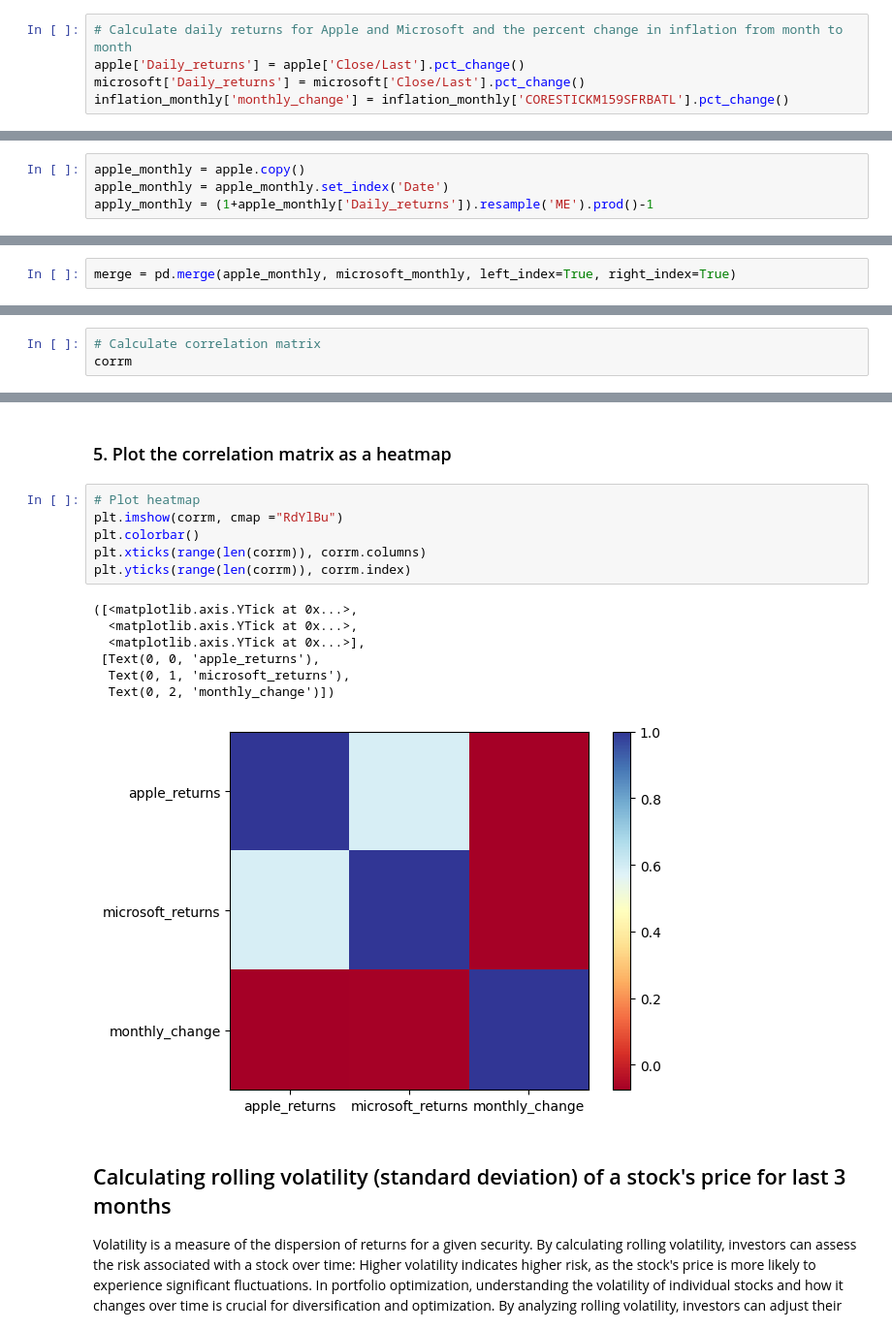
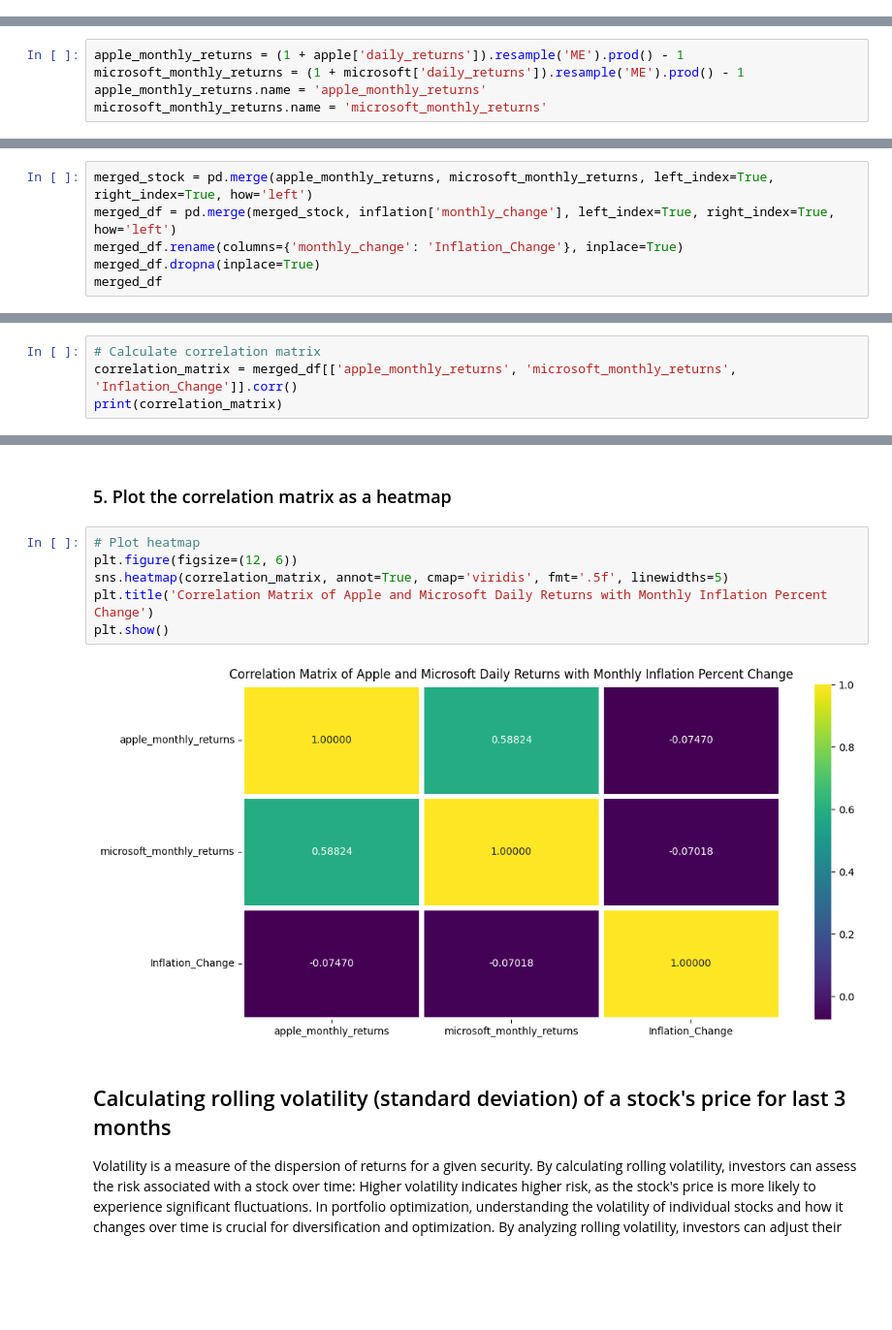
Before and after one commit to bigboy92/fend-matching-game, a Jupyter notebook: Preparing-for-data-analysis-project-student.ipynb, the cells around one changed output, grey strips where cells are left out. Shown at 97% size. Saved outputs shown, nothing was run; the diff lists cells and outputs as text; blank space fills up the shorter version.

```diff
--- a/Preparing-for-data-analysis-project-student.ipynb
+++ b/Preparing-for-data-analysis-project-student.ipynb
@@ -554,11 +466,7 @@ microsoft.head()
-# %%
-# Calculate daily returns for Apple and Microsoft and the percent change in inflation from month to month
-apple['Daily_returns'] = apple['Close/Last'].pct_change()
-microsoft['Daily_returns'] = microsoft['Close/Last'].pct_change()
-inflation_monthly['monthly_change'] = inflation_monthly['CORESTICKM159SFRBATL'].pct_change()
 # %% [markdown]
 ### 2. Interpolate stock returns from daily to monthly
 # %%
-apple_monthly = apple.copy()
-apple_monthly = apple_monthly.set_index('Date')
-apply_monthly = (1+apple_monthly['Daily_returns']).resample('ME').prod()-1
+apple_monthly_returns = (1 + apple['daily_returns']).resample('ME').prod() - 1
+microsoft_monthly_returns = (1 + microsoft['daily_returns']).resample('ME').prod() - 1
+apple_monthly_returns.name = 'apple_monthly_returns'
+microsoft_monthly_returns.name = 'microsoft_monthly_returns'
@@ -591,4 +473,8 @@ microsoft_monthly.head()
 # %% [markdown]
 ### 3. Merge the dataframes and calculate / plot the correlation
 # %%
-merge = pd.merge(apple_monthly, microsoft_monthly, left_index=True, right_index=True)
+merged_stock = pd.merge(apple_monthly_returns, microsoft_monthly_returns, left_index=True, right_index=True, how='left')
+merged_df = pd.merge(merged_stock, inflation['monthly_change'], left_index=True, right_index=True, how='left')
+merged_df.rename(columns={'monthly_change': 'Inflation_Change'}, inplace=True)
+merged_df.dropna(inplace=True)
+merged_df
@@ -623,4 +498,5 @@ corrm = merge[columns].corr()
 # %%
 # Calculate correlation matrix
-corrm
+correlation_matrix = merged_df[['apple_monthly_returns', 'microsoft_monthly_returns', 'Inflation_Change']].corr()
+print(correlation_matrix)
 # %% [output]
@@ -632,18 +513,12 @@ corrm
 ### 5. Plot the correlation matrix as a heatmap
 # %%
 # Plot heatmap
-plt.imshow(corrm, cmap ="RdYlBu")
-plt.colorbar()
-plt.xticks(range(len(corrm)), corrm.columns)
-plt.yticks(range(len(corrm)), corrm.index)
+plt.figure(figsize=(12, 6))
+sns.heatmap(correlation_matrix, annot=True, cmap='viridis', fmt='.5f', linewidths=5)
+plt.title('Correlation Matrix of Apple and Microsoft Daily Returns with Monthly Inflation Percent Change')
+plt.show()
 # %% [output]
-([<matplotlib.axis.YTick at 0x...>,
-  <matplotlib.axis.YTick at 0x...>,
-  <matplotlib.axis.YTick at 0x...>],
- [Text(0, 0, 'apple_returns'),
-  Text(0, 1, 'microsoft_returns'),
-  Text(0, 2, 'monthly_change')])
-[figure, old version]
+[figure, new version]
 # %% [markdown]
 ## Calculating rolling volatility (standard deviation) of a stock's price for last 3 months
 
```
Also changed, not shown: parts of 70 cells of this notebook.
